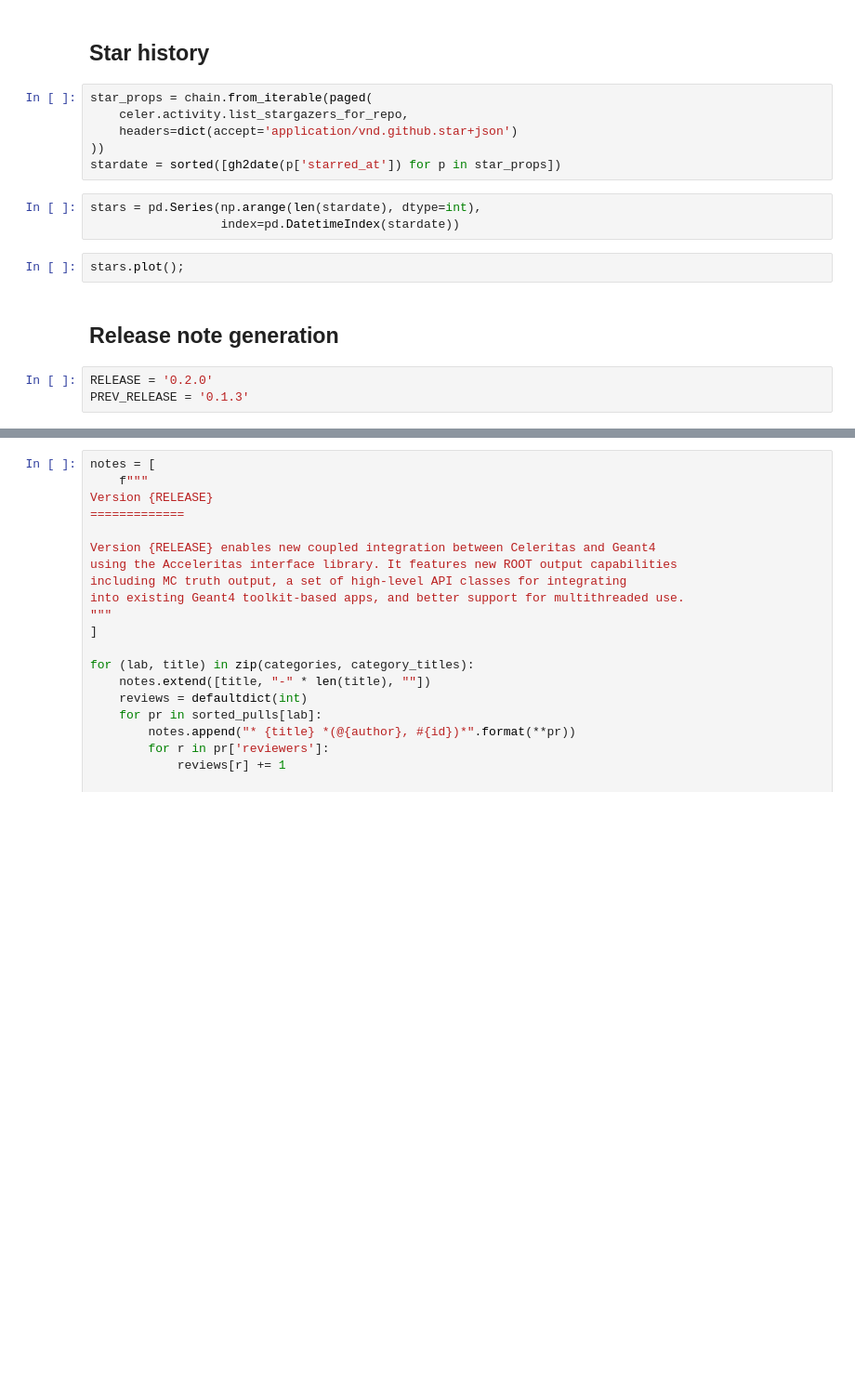
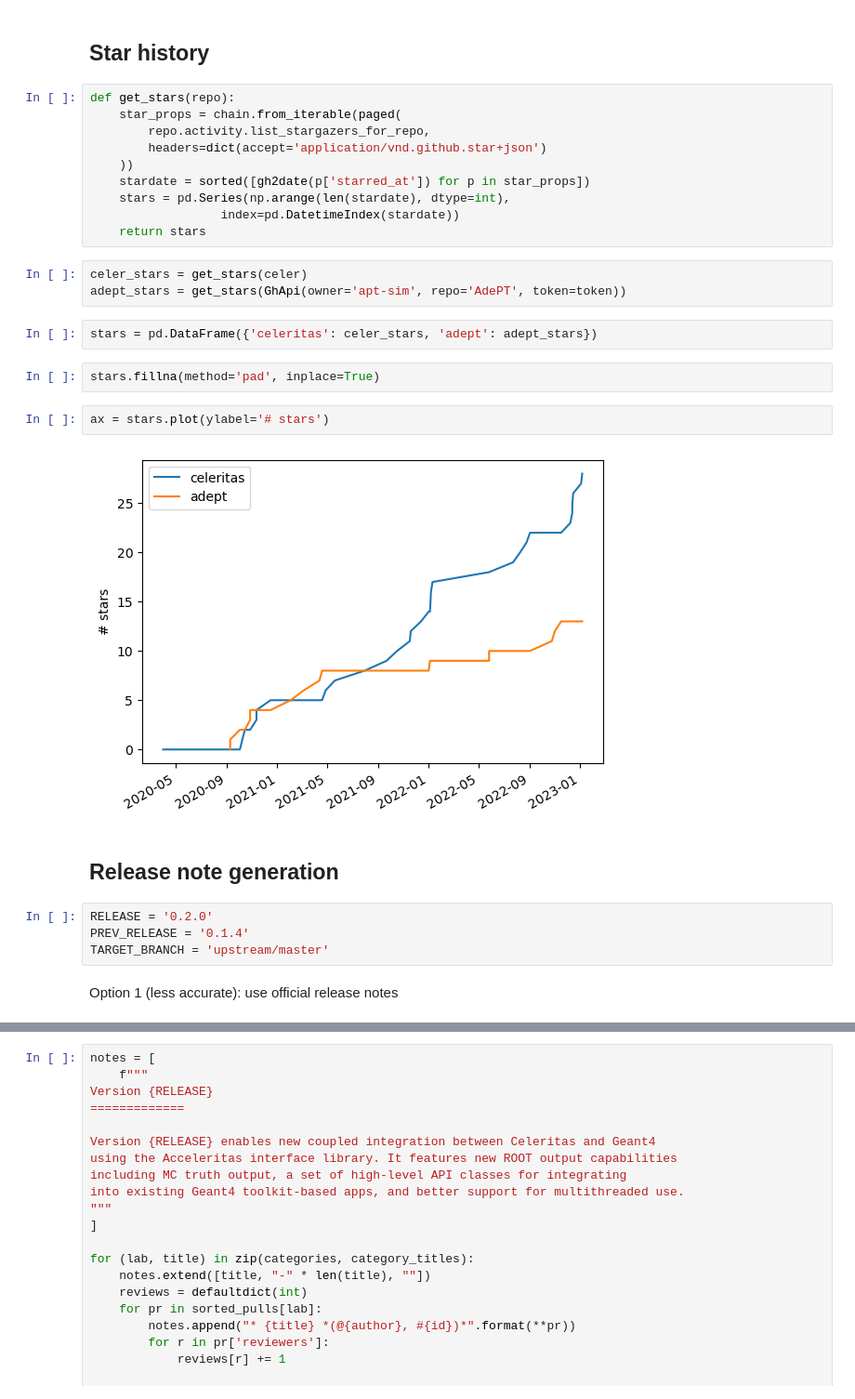
Before and after one commit to simbarras/celeritas-docs, a Jupyter notebook: nb/admin/github-stats.ipynb, the cells around one changed output, grey strips where cells are left out. Shown: that part at 93% size. Cells and saved outputs as stored; diff of their text form; blank space fills up the shorter version.

```diff
--- a/nb/admin/github-stats.ipynb
+++ b/nb/admin/github-stats.ipynb
@@ -14,22 +16,35 @@ with open('/Users/seth/.config/ghapi-token') as f:
 celer = GhApi(owner='celeritas-project', repo='celeritas', token=token)
 # %% [markdown]
 ## Star history
-# %%
-star_props = chain.from_iterable(paged(
-    celer.activity.list_stargazers_for_repo,
-    headers=dict(accept='application/vnd.github.star+json')
-))
-stardate = sorted([gh2date(p['starred_at']) for p in star_props])
+# %%
+def get_stars(repo):
+    star_props = chain.from_iterable(paged(
+        repo.activity.list_stargazers_for_repo,
+        headers=dict(accept='application/vnd.github.star+json')
+    ))
+    stardate = sorted([gh2date(p['starred_at']) for p in star_props])
+    stars = pd.Series(np.arange(len(stardate), dtype=int),
+                  index=pd.DatetimeIndex(stardate))
+    return stars
 # %%
-stars = pd.Series(np.arange(len(stardate), dtype=int),
-                  index=pd.DatetimeIndex(stardate))
+celer_stars = get_stars(celer)
+adept_stars = get_stars(GhApi(owner='apt-sim', repo='AdePT', token=token))
+# %%
+stars = pd.DataFrame({'celeritas': celer_stars, 'adept': adept_stars})
+# %%
+stars.fillna(method='pad', inplace=True)
 # %%
-stars.plot();
+ax = stars.plot(ylabel='# stars')
+# %% [output]
+[figure, added]
 # %% [markdown]
 ## Release note generation
 # %%
 RELEASE = '0.2.0'
-PREV_RELEASE = '0.1.3'
+PREV_RELEASE = '0.1.4'
+TARGET_BRANCH = 'upstream/master'
+# %% [markdown]
+Option 1 (less accurate): use official release notes
 # %%
 RE_GET_PULL = re.compile(r'by @[\w]+ in https://.*/pull/(\d+)$')
 
```
Also changed, not shown: parts of 9 cells of this notebook.
